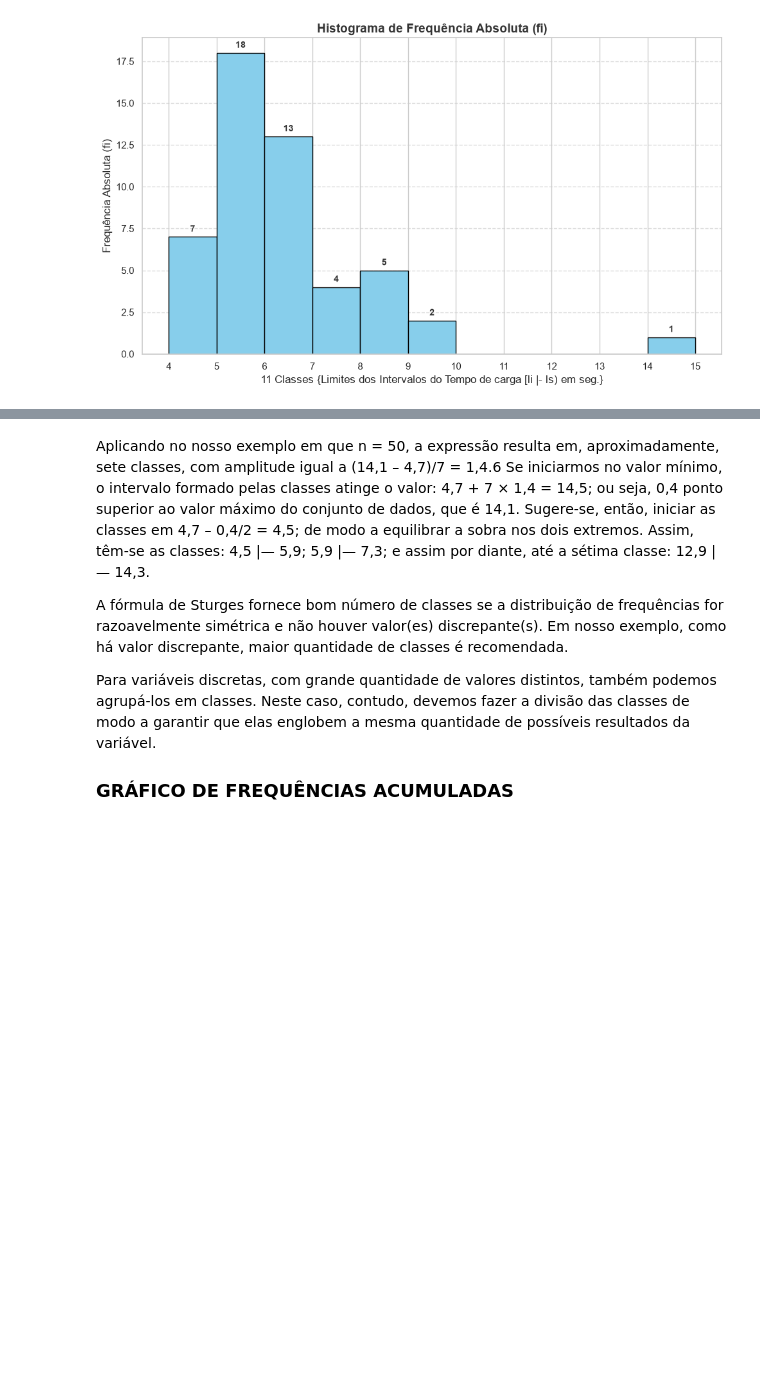
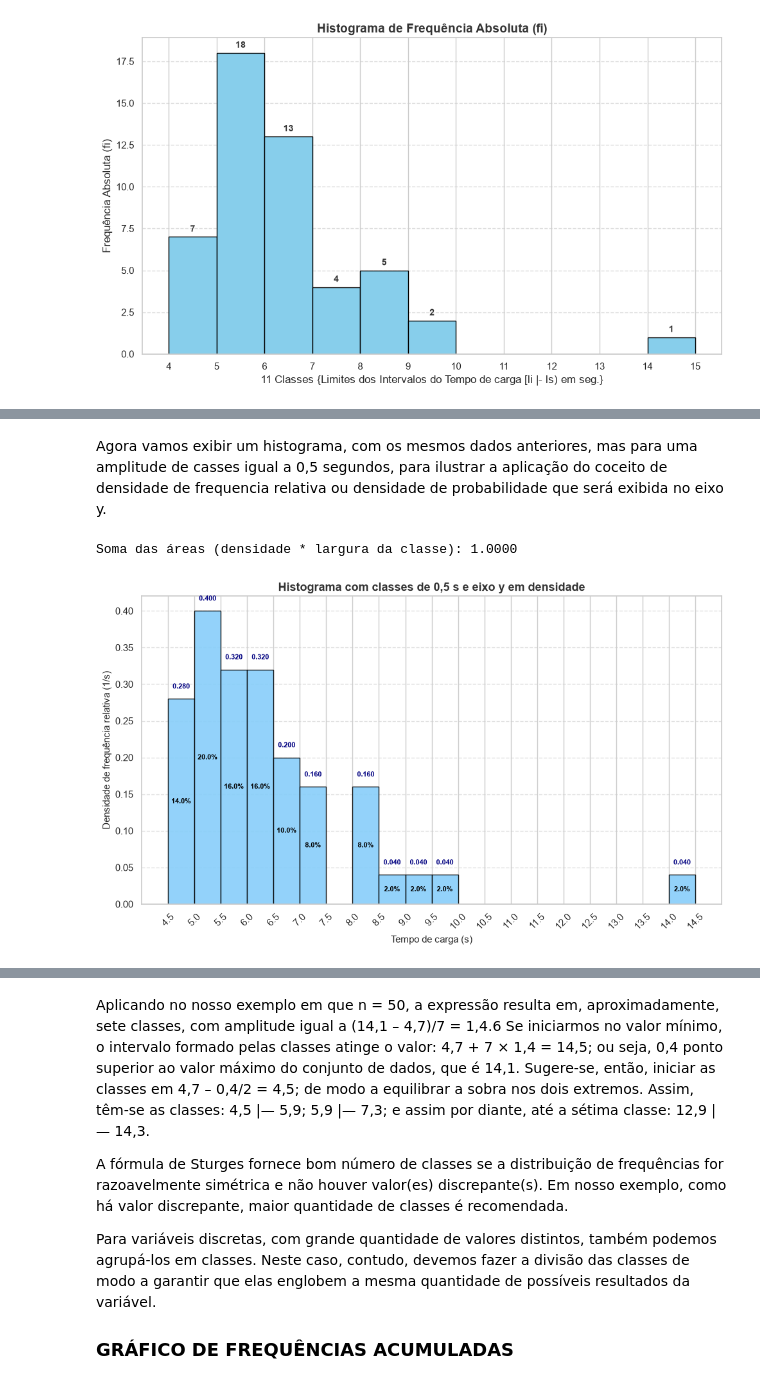
Before and after one commit to cleuler/notebook, a Jupyter notebook: cap3_barb.ipynb, the cells around one changed output, grey strips where cells are left out. Drawn from its saved outputs; the diff is of its cells as text; code cells hidden in the pictures; blank space fills up the shorter version.

```diff
--- a/cap3_barb.ipynb
+++ b/cap3_barb.ipynb
@@ -932,0 +991,77 @@ plt.show()
+# %% [markdown]
+Agora vamos exibir um histograma, com os mesmos dados anteriores, mas para uma amplitude de casses igual a 0,5 segundos, para ilustrar a aplicação do coceito de densidade de frequencia relativa ou densidade de probabilidade que será exibida no eixo y.
+# %%
+import numpy as np
+import matplotlib.pyplot as plt
+
+# Usa os mesmos dados do exemplo anterior
+x = np.array(dados, dtype=float)
+
+# Amplitude de classe: 0,5 segundo
+h = 0.5
+lim_inf = np.floor(x.min() / h) * h
+lim_sup = np.ceil(x.max() / h) * h
+bins = np.arange(lim_inf, lim_sup + h, h)
+
+# Histograma com eixo y em densidade de frequência relativa
+plt.figure(figsize=(10, 6))
+densidades, limites, barras = plt.hist(
+    x,
+    bins=bins,
+    density=True,
+    color='lightskyblue',
+    edgecolor='black',
+    alpha=0.9
+)
+
+# Proporção percentual por classe = área da barra (densidade * largura da classe) * 100
+areas = densidades * np.diff(limites)
+percentuais_classes = areas * 100
+print(f'Soma das áreas (densidade * largura da classe): {areas.sum():.4f}')
+
+# Deslocamento vertical para os rótulos de densidade no topo
+deslocamento_topo = densidades.max() * 0.03 if densidades.max() > 0 else 0.005
+
+# Exibe, para barras com altura > 0:
+# 1) frequência relativa da classe no interior da barra
+# 2) densidade da classe no topo da barra
+for barra, densidade, percentual in zip(barras, densidades, percentuais_classes):
+    if densidade > 0:
+        x_centro = barra.get_x() + barra.get_width() / 2
+        y_centro = densidade / 2
+
+        # Percentual (probabilidade) no interior
+        plt.text(
+            x_centro,
+            y_centro,
+            f'{percentual:.1f}%',
+            ha='center',
+            va='center',
+            fontsize=8,
+            fontweight='bold',
+            color='black',
+        )
+
+        # Densidade no topo
+        plt.text(
+            x_centro,
+            densidade + deslocamento_topo,
+            f'{densidade:.3f}',
+            ha='center',
+            va='bottom',
+            fontsize=8,
+            fontweight='bold',
+            color='navy',
+        )
+
+plt.title('Histograma com classes de 0,5 s e eixo y em densidade', fontsize=13, fontweight='bold')
+plt.xlabel('Tempo de carga (s)', fontsize=11)
+plt.ylabel('Densidade de frequência relativa (1/s)', fontsize=11)
+plt.xticks(np.arange(lim_inf, lim_sup + h, h), rotation=45)
+plt.grid(axis='y', linestyle='--', alpha=0.6)
+
+plt.tight_layout()
+plt.show()
+# %% [output]
+Soma das áreas (densidade * largura da classe): 1.0000
+[figure, added]
```
Also changed, not shown: parts of 6 cells of this notebook.
